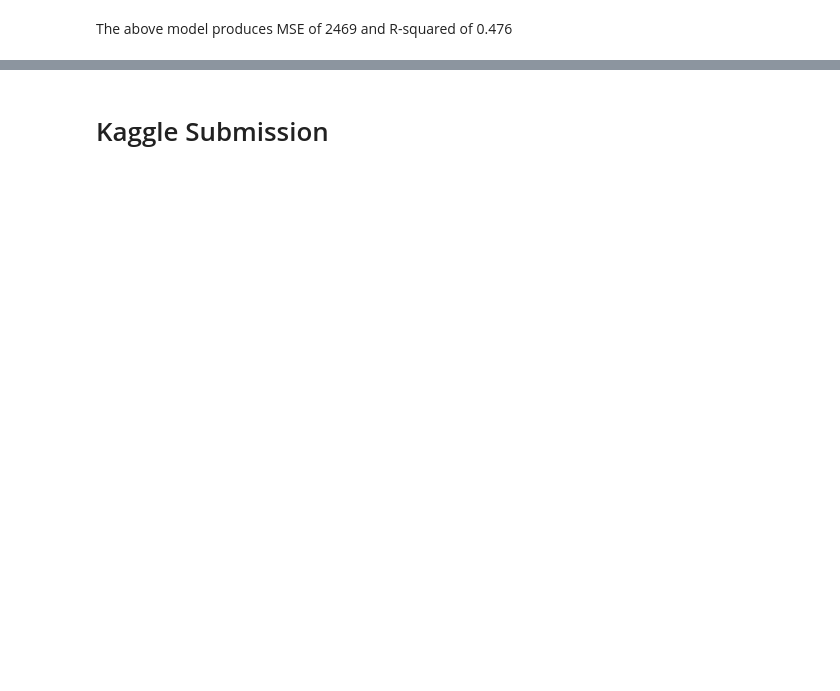
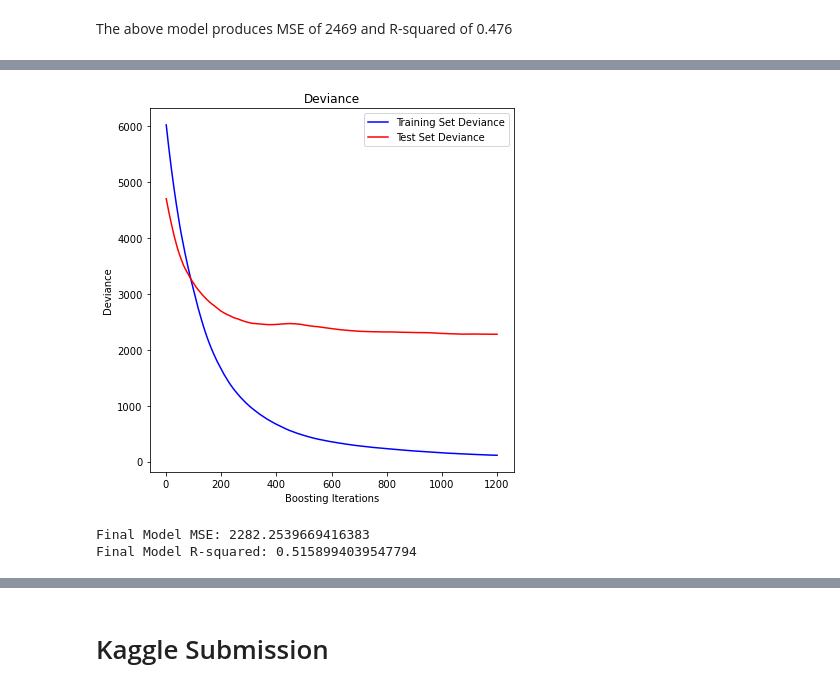
Before and after one commit to lukekerwin/GP1_DS310, a Jupyter notebook: Brian_proj.ipynb, the cells around one changed output, grey strips where cells are left out. Saved outputs shown, nothing was run; the diff lists cells and outputs as text; code cells hidden in the pictures; blank space fills up the shorter version.

```diff
--- a/Brian_proj.ipynb
+++ b/Brian_proj.ipynb
@@ -778,0 +1175,41 @@ R-squared: 0.06343093352790352
+# %%
+test_score = np.zeros((params["n_estimators"],), dtype=np.float64)
+for i, y_pred in enumerate(model.staged_predict(X_test_final)):
+    test_score[i] = mean_squared_error(y_test, y_pred)
+
+fig = plt.figure(figsize=(6, 6))
+plt.subplot(1, 1, 1)
+plt.title("Deviance")
+plt.plot(
+    np.arange(params["n_estimators"]) + 1,
+    model.train_score_,
+    "b-",
+    label="Training Set Deviance",
+)
+plt.plot(
+    np.arange(params["n_estimators"]) + 1, test_score, "r-", label="Test Set Deviance"
+)
+plt.legend(loc="upper right")
+plt.xlabel("Boosting Iterations")
+plt.ylabel("Deviance")
+fig.tight_layout()
+plt.show()
+# %% [output]
+[figure, added]
+# %%
+# params = {'n_estimators':1200, 'min_samples_split':15, 'max_depth':3, 'learning_rate':0.005,}
+
+# Create the final 'model' using the best features
+model = GradientBoostingRegressor(**params)
+model.fit(X_train_final, y_train)
+
+# Evaluate the final model (you can use this for testing or further analysis)
+y_pred_final = model.predict(X_test_final)
+final_mse = mean_squared_error(y_test, y_pred_final)
+final_r2 = r2_score(y_test, y_pred_final)
+
+print("Final Model MSE:", final_mse)
+print("Final Model R-squared:", final_r2)
+# %% [output]
+Final Model MSE: 2282.2539669416383
+Final Model R-squared: 0.5158994039547794
```
Also changed, not shown: parts of 40 cells of this notebook, 3 other files.
